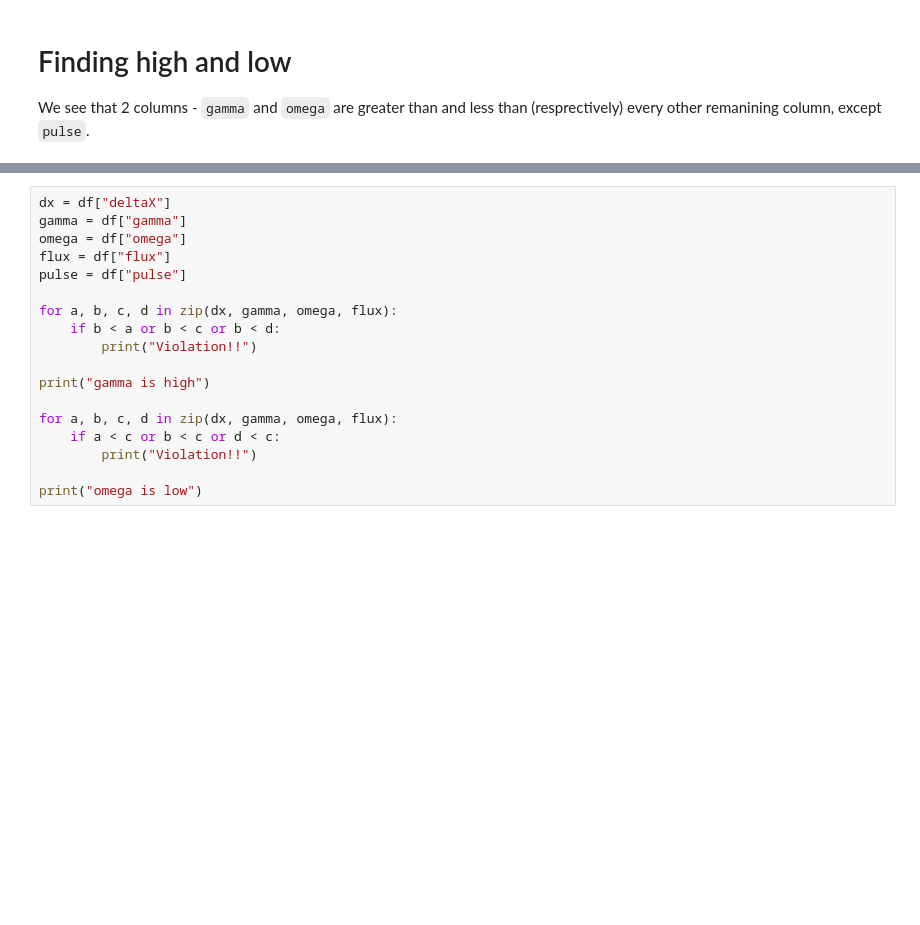
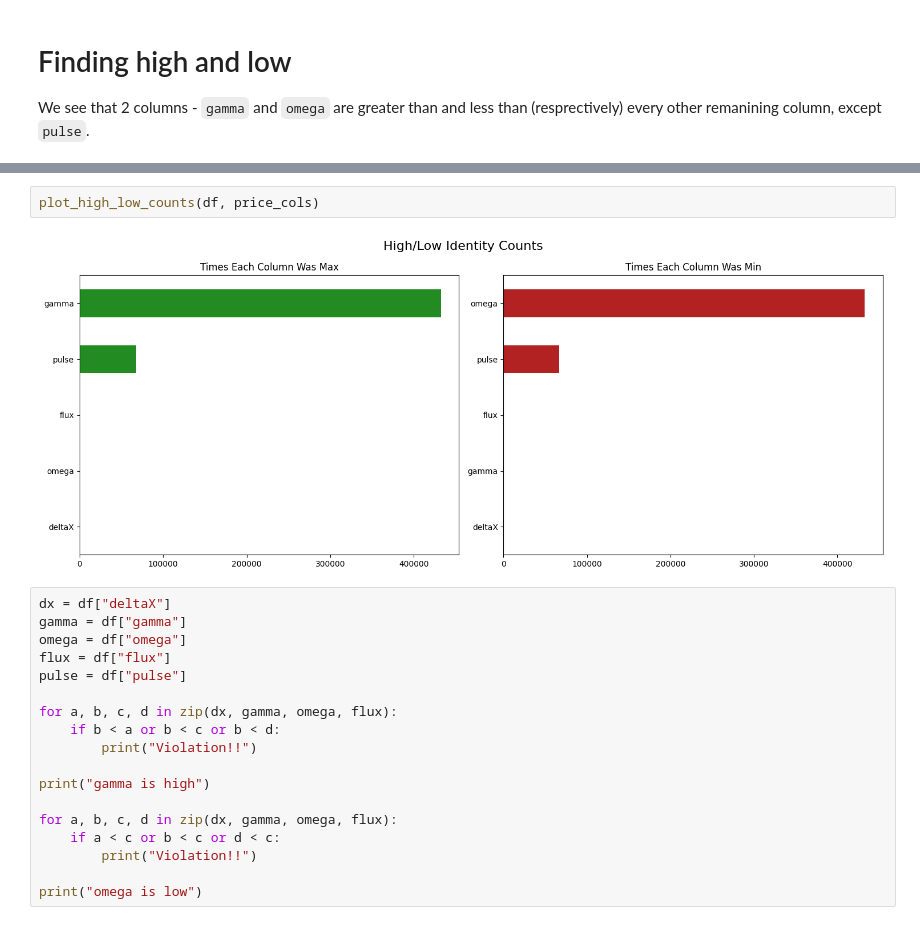
Before and after one commit to raveeshvyas/APT-Assignment, a Jupyter notebook: assessment_01/analysis.ipynb, the cells around one changed output, grey strips where cells are left out. Drawn from its saved outputs; the diff is of its cells as text; blank space fills up the shorter version.

```diff
--- a/assessment_01/analysis.ipynb
+++ b/assessment_01/analysis.ipynb
@@ -24,3 +175,7 @@ We see that 2 columns - `gamma` and `omega` are greater than and less than (resp
+# %%
+plot_high_low_counts(df, price_cols)
+# %% [output]
+[figure, added]
 # %%
 dx = df["deltaX"]
 gamma = df["gamma"]
```
Also changed, not shown: parts of 17 cells of this notebook, 8 other files.
